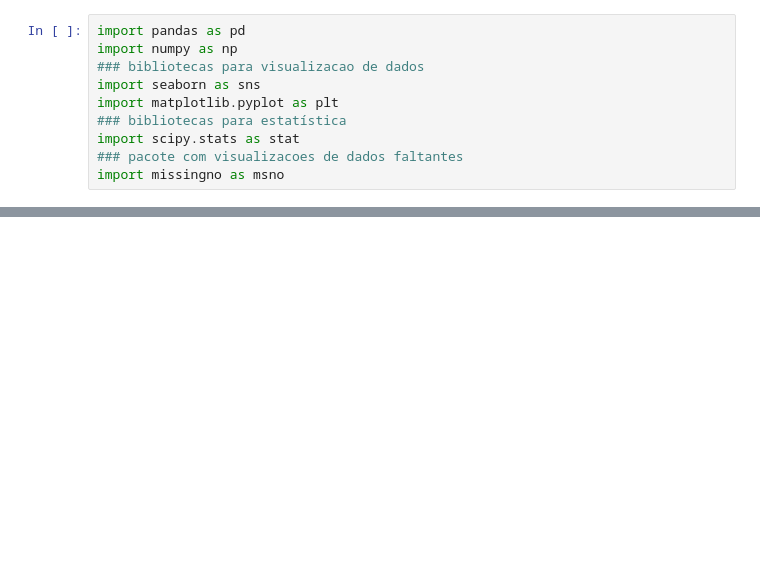
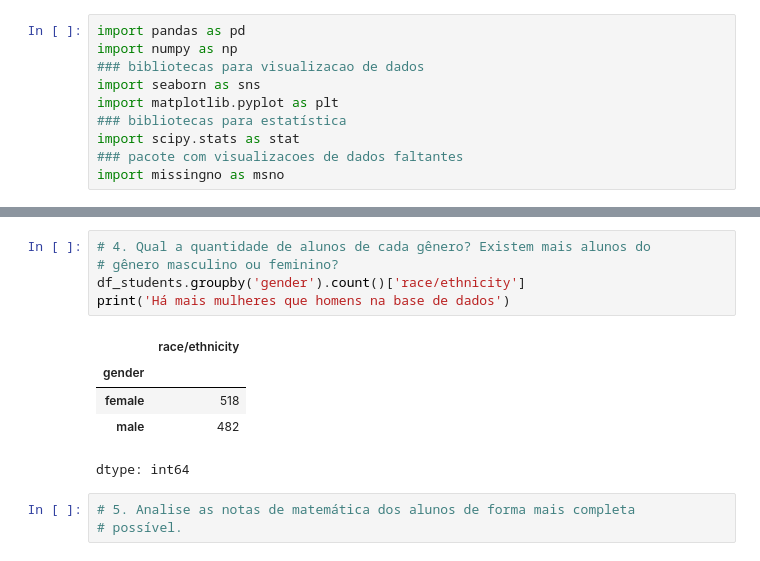
Before and after one commit to dsreliete/Womakerscode-DA-desafio_squad, a Jupyter notebook: Desafio2.ipynb, the cells around one changed output, grey strips where cells are left out. Saved outputs shown, nothing was run; the diff lists cells and outputs as text; blank space fills up the shorter version.

```diff
--- a/Desafio2.ipynb
+++ b/Desafio2.ipynb
@@ -31,0 +75,14 @@ df
+# %%
+# 4. Qual a quantidade de alunos de cada gênero? Existem mais alunos do
+# gênero masculino ou feminino?
+df_students.groupby('gender').count()['race/ethnicity']
+print('Há mais mulheres que homens na base de dados')
+# %% [output]
+|  | race/ethnicity |
+| gender |  |
+| female | 518 |
+| male | 482 |
+dtype: int64
+# %%
+# 5. Analise as notas de matemática dos alunos de forma mais completa
+# possível.
```
Also changed, not shown: parts of 4 cells of this notebook.
